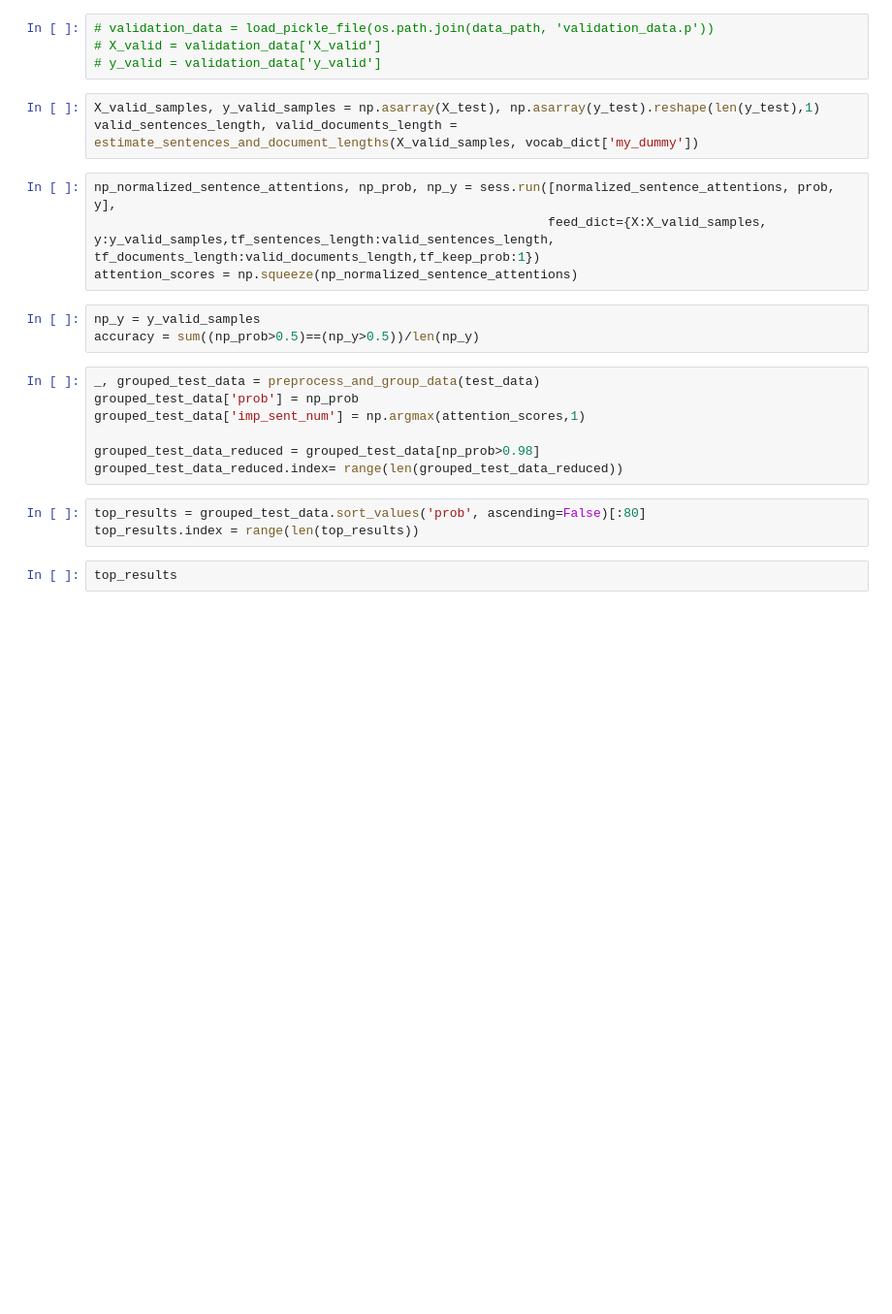
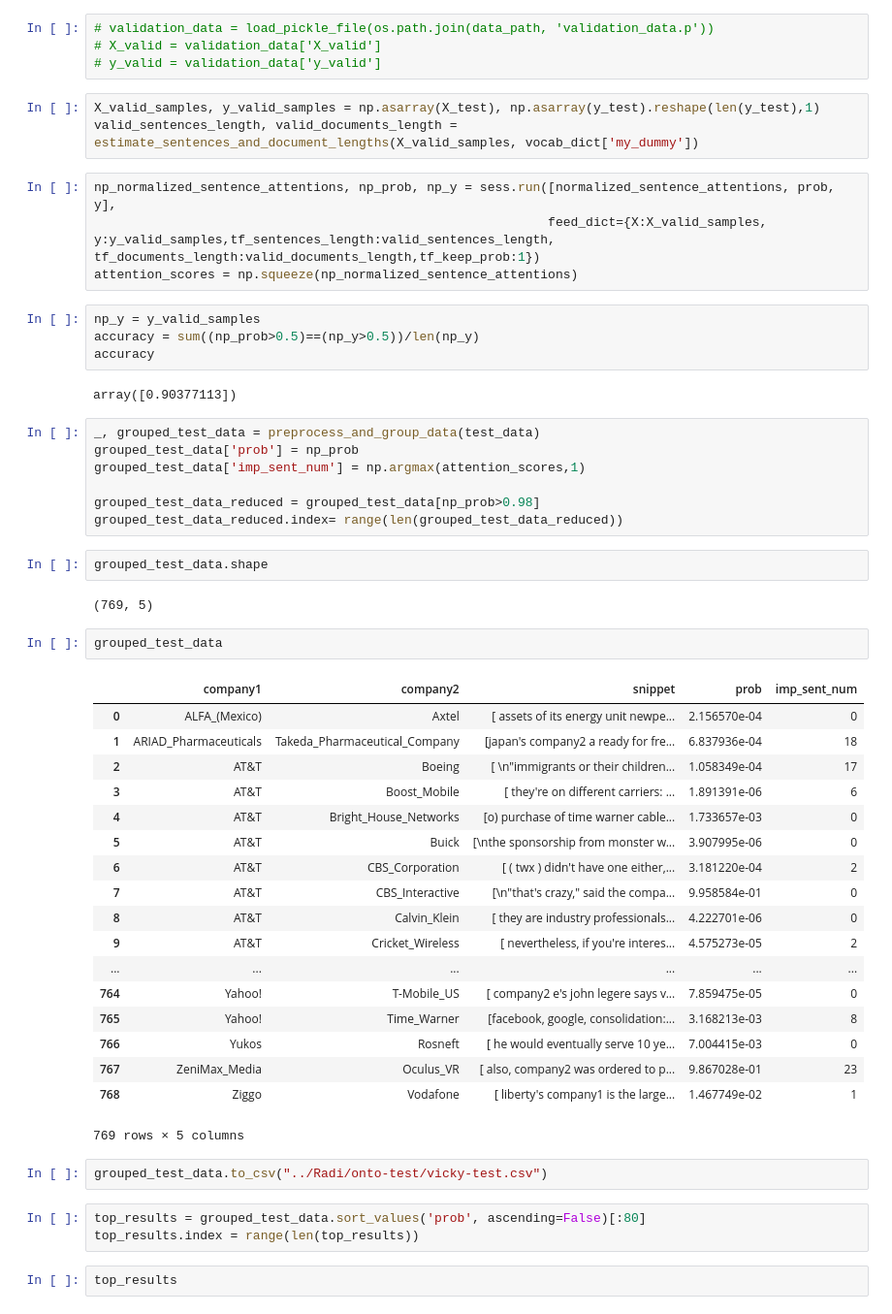
Before and after one commit to radpet/team_a, a Jupyter notebook: vicky/HackNNPrediction.ipynb, the cells around one changed output. Shown at 97% size. Cells and saved outputs as stored; diff of their text form; blank space fills up the shorter version.

Commit message:
eval some models on the test set

```diff
--- a/vicky/HackNNPrediction.ipynb
+++ b/vicky/HackNNPrediction.ipynb
@@ -111,6 +115,9 @@ attention_scores = np.squeeze(np_normalized_sentence_attentions)
 # %%
 np_y = y_valid_samples
 accuracy = sum((np_prob>0.5)==(np_y>0.5))/len(np_y)
+accuracy
+# %% [output]
+array([0.90377113])
 # %%
 _, grouped_test_data = preprocess_and_group_data(test_data)
 grouped_test_data['prob'] = np_prob
@@ -118,6 +125,33 @@ grouped_test_data['imp_sent_num'] = np.argmax(attention_scores,1)
 
 grouped_test_data_reduced = grouped_test_data[np_prob>0.98]
 grouped_test_data_reduced.index= range(len(grouped_test_data_reduced))
+# %%
+grouped_test_data.shape
+# %% [output]
+(769, 5)
+# %%
+grouped_test_data
+# %% [output]
+|  | company1 | company2 | snippet | prob | imp_sent_num |
+| 0 | ALFA_(Mexico) | Axtel | [ assets of its energy unit newpe... | 2.156570e-04 | 0 |
+| 1 | ARIAD_Pharmaceuticals | Takeda_Pharmaceutical_Company | [japan's company2 a ready for fre... | 6.837936e-04 | 18 |
+| 2 | AT&T | Boeing | [ \n"immigrants or their children... | 1.058349e-04 | 17 |
+| 3 | AT&T | Boost_Mobile | [ they're on different carriers: ... | 1.891391e-06 | 6 |
+| 4 | AT&T | Bright_House_Networks | [o) purchase of time warner cable... | 1.733657e-03 | 0 |
+| 5 | AT&T | Buick | [\nthe sponsorship from monster w... | 3.907995e-06 | 0 |
+| 6 | AT&T | CBS_Corporation | [ ( twx ) didn't have one either,... | 3.181220e-04 | 2 |
+| 7 | AT&T | CBS_Interactive | [\n"that's crazy," said the compa... | 9.958584e-01 | 0 |
+| 8 | AT&T | Calvin_Klein | [ they are industry professionals... | 4.222701e-06 | 0 |
+| 9 | AT&T | Cricket_Wireless | [ nevertheless, if you're interes... | 4.575273e-05 | 2 |
+| ... | ... | ... | ... | ... | ... |
+| 764 | Yahoo! | T-Mobile_US | [ company2 e's john legere says v... | 7.859475e-05 | 0 |
+| 765 | Yahoo! | Time_Warner | [facebook, google, consolidation:... | 3.168213e-03 | 8 |
+| 766 | Yukos | Rosneft | [ he would eventually serve 10 ye... | 7.004415e-03 | 0 |
+| 767 | ZeniMax_Media | Oculus_VR | [ also, company2 was ordered to p... | 9.867028e-01 | 23 |
+| 768 | Ziggo | Vodafone | [ liberty's company1 is the large... | 1.467749e-02 | 1 |
+769 rows × 5 columns
+# %%
+grouped_test_data.to_csv("../Radi/onto-test/vicky-test.csv")
 # %%
 top_results = grouped_test_data.sort_values('prob', ascending=False)[:80]
 top_results.index = range(len(top_results))
```
Also changed, not shown: parts of 8 cells of this notebook, 6 other files.
